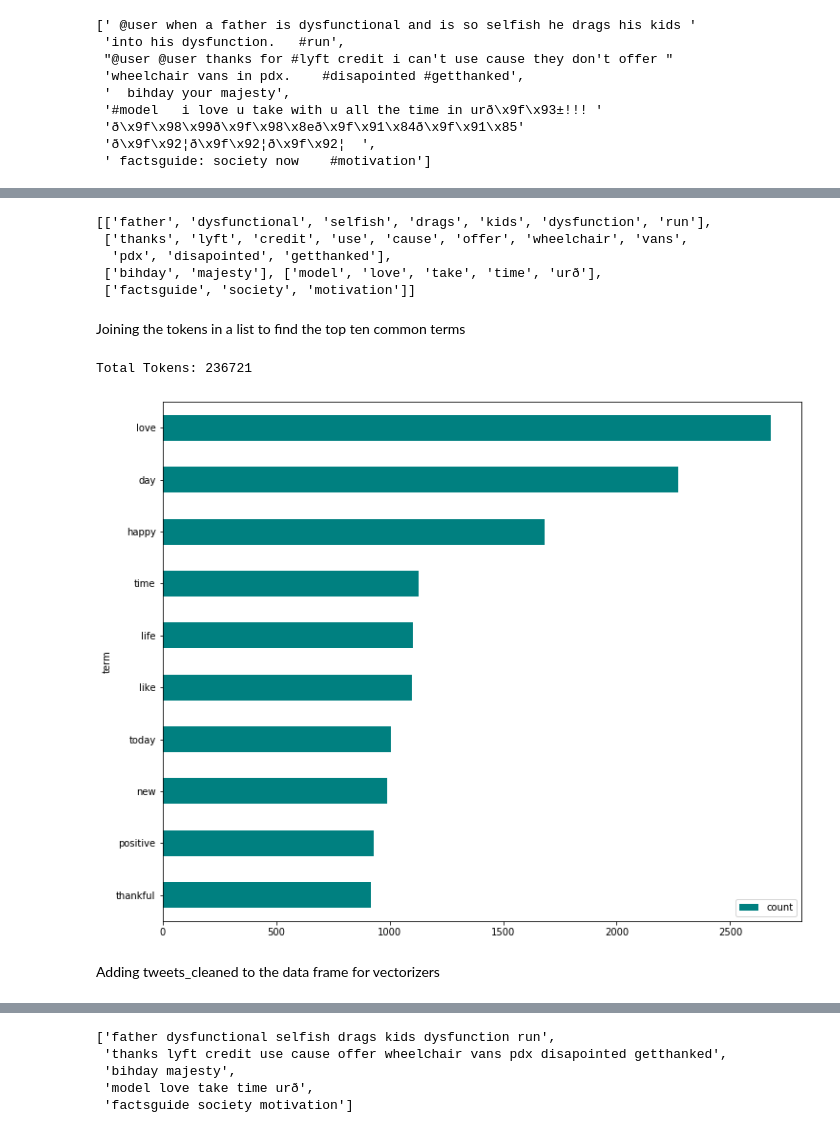
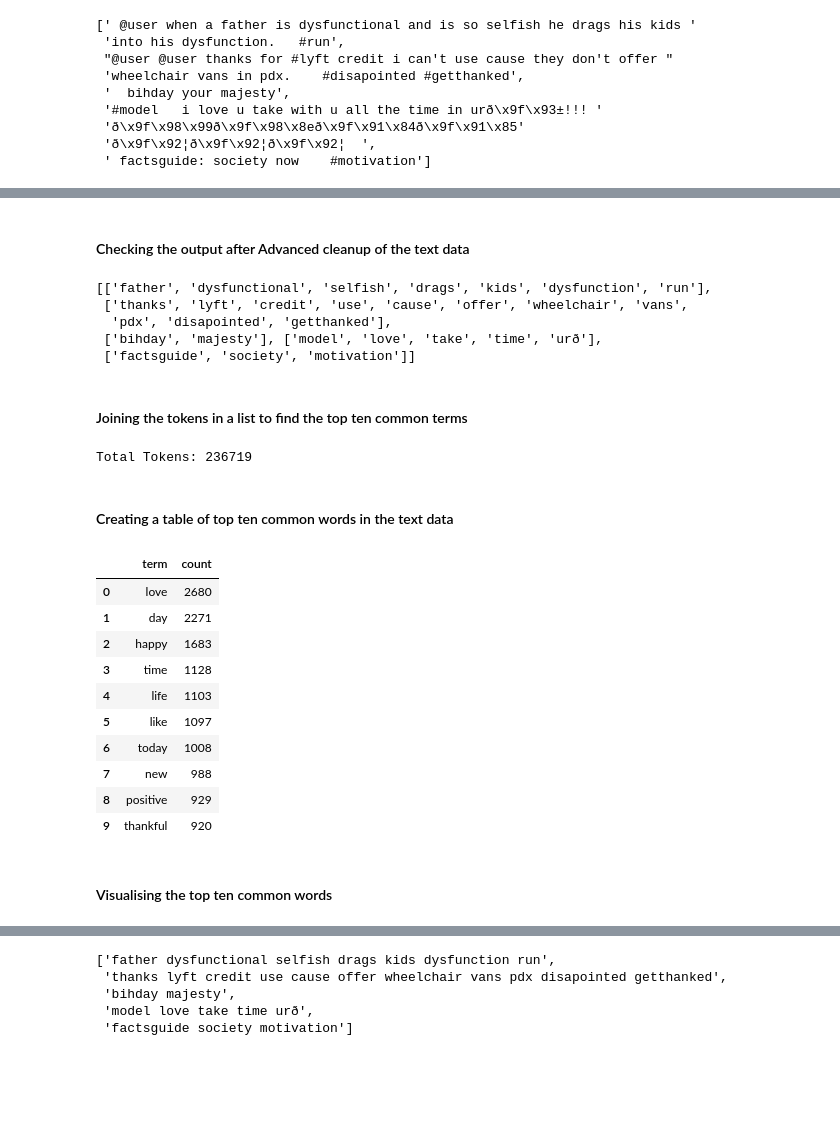
Before and after one commit to snbhattacharjya/Simplilearn, a Jupyter notebook: NLP/Project2-Twitter Hate Speech Classification/Twitter Hate Speech Classification.ipynb, the cells around one changed output, grey strips where cells are left out. Saved outputs shown, nothing was run; the diff lists cells and outputs as text; code cells hidden in the pictures; blank space fills up the shorter version.

```diff
--- a/NLP/Project2-Twitter Hate Speech Classification/Twitter Hate Speech Classification.ipynb
+++ b/NLP/Project2-Twitter Hate Speech Classification/Twitter Hate Speech Classification.ipynb
@@ -146,4 +154,7 @@ def basic_tweet_cleanup(tweets):
     #Remove stop words
     tweets = [[token for token in tweet if token not in nltk.corpus.stopwords.words('english')] for tweet in tweets]
 
+    #Remove redundant words like 'amp', 'rt'
+    tweets = [[token for token in tweet if token not in ['amp','rt']] for tweet in tweets]
+
     return tweets
@@ -182,6 +197,8 @@ def advanced_tweet_cleanup(tweets):
     #Filtering only alphabet words with length > 1
     tweets_cleaned = [[token for token in tweet_tokens if token.isalpha() and len(token) > 1] for tweet_tokens in tweets]
     return tweets_cleaned
+# %% [markdown]
+#### Checking the output after Advanced cleanup of the text data
 # %%
 tweets_cleaned = advanced_tweet_cleanup(tweets_cleaned)
 pprint(tweets_cleaned[:5], compact=True)
@@ -192,7 +209,7 @@ pprint(tweets_cleaned[:5], compact=True)
  ['bihday', 'majesty'], ['model', 'love', 'take', 'time', 'urð'],
  ['factsguide', 'society', 'motivation']]
 # %% [markdown]
-Joining the tokens in a list to find the top ten common terms
+#### Joining the tokens in a list to find the top ten common terms
 # %%
 terms = []
 
@@ -202,15 +219,26 @@ for tweet in tweets_cleaned:
 
 print("Total Tokens: {}".format(len(terms)))
 # %% [output]
-Total Tokens: 236721
+Total Tokens: 236719
+# %% [markdown]
+#### Creating a table of top ten common words in the text data
 # %%
 from collections import Counter
 
 counts_terms = Counter(terms)
 terms_df = pd.DataFrame(counts_terms.most_common(10), columns=['term', 'count'])
-terms_df.sort_values(by='count', ascending=True).plot(kind="barh", x='term', figsize=(12,10), color='teal')
-plt.show()
+terms_df
 # %% [output]
-[figure, removed]
+|  | term | count |
+| 0 | love | 2680 |
+| 1 | day | 2271 |
+| 2 | happy | 1683 |
+| 3 | time | 1128 |
+| 4 | life | 1103 |
+| 5 | like | 1097 |
+| 6 | today | 1008 |
+| 7 | new | 988 |
+| 8 | positive | 929 |
+| 9 | thankful | 920 |
-# %% [markdown]
-Adding tweets_cleaned to the data frame for vectorizers
+# %% [markdown]
+#### Visualising the top ten common words
```
Also changed, not shown: parts of 46 cells of this notebook.
